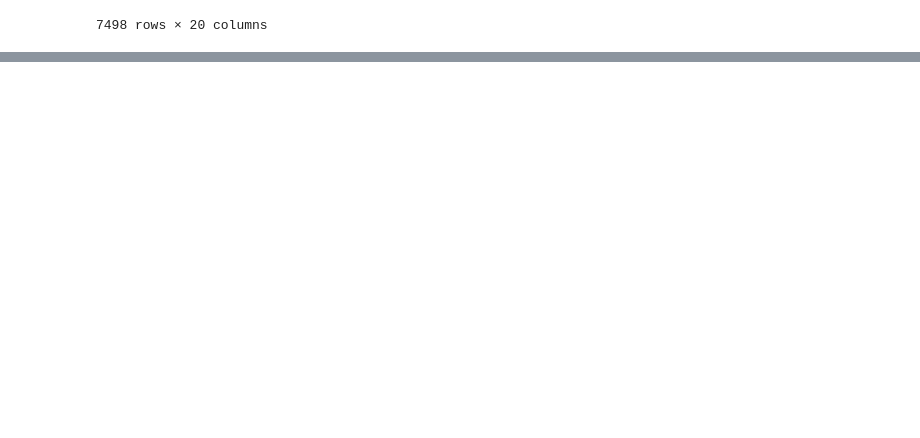
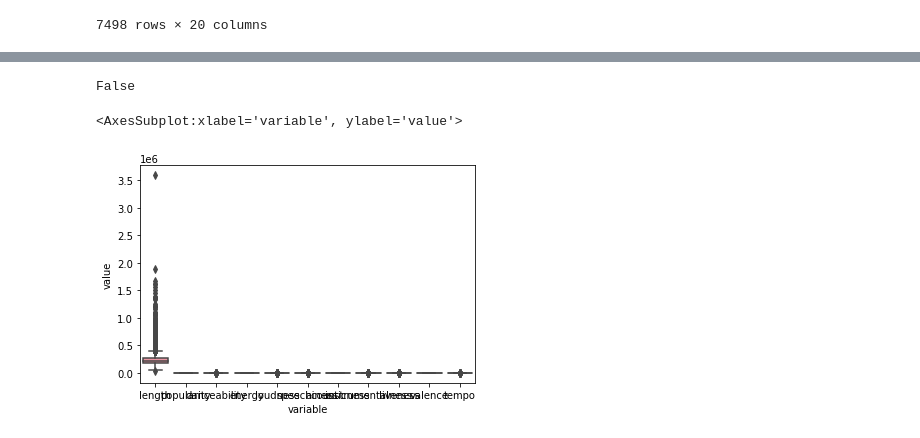
Before and after one commit to mattsegall/metis-project-3, a Jupyter notebook: New Data Run.ipynb, the cells around one changed output, grey strips where cells are left out. Saved outputs shown, nothing was run; the diff lists cells and outputs as text; code cells hidden in the pictures; blank space fills up the shorter version.

Commit message:
new model updates

```diff
--- a/New Data Run.ipynb
+++ b/New Data Run.ipynb
@@ -6,3 +1,27 @@ from sqlalchemy import create_engine
+# %%
+import numpy as np
+import pandas as pd
+import sqlalchemy
+import matplotlib.pyplot as plt
+import seaborn as sns
+from sqlalchemy import create_engine
+
+from sklearn.model_selection import train_test_split
+from sklearn.neighbors import KNeighborsClassifier
+from sklearn.linear_model import LogisticRegression
+from sklearn.ensemble import RandomForestClassifier
+from sklearn.metrics import accuracy_score, confusion_matrix
+from sklearn.metrics import plot_confusion_matrix
+from sklearn.naive_bayes import BernoulliNB, MultinomialNB, GaussianNB
+from sklearn.metrics import accuracy_score
+from sklearn import preprocessing
+import xgboost as xgb
+
+%config InlineBackend.figure_formats = ['svg']
+%matplotlib inline
+
+plt.rcParams['figure.figsize'] = (20, 10)
+sns.set(context='notebook', style='whitegrid', font_scale=1.2)
 # %%
 engine = create_engine('postgresql://user:PASSWORD@localhost:5432/project3')
 # %%
@@ -76,0 +124,15 @@ df_main
+# %%
+df_main['genre'] = df_main['genre'].astype(str)
+# %%
+df_numeric = df_main[['length', 'popularity', 'danceability', 'energy', 'loudness',
+                     'speechiness', 'acousticness', 'instrumentalness', 'liveness',
+                     'valence', 'tempo']]
+# %%
+df_main.isnull().values.any()
+# %% [output]
+False
+# %%
+sns.boxplot(x="variable", y="value", data=pd.melt(df_numeric))
+# %% [output]
+<AxesSubplot:xlabel='variable', ylabel='value'>
+[figure, added]
```
Also changed, not shown: parts of 40 cells of this notebook.
